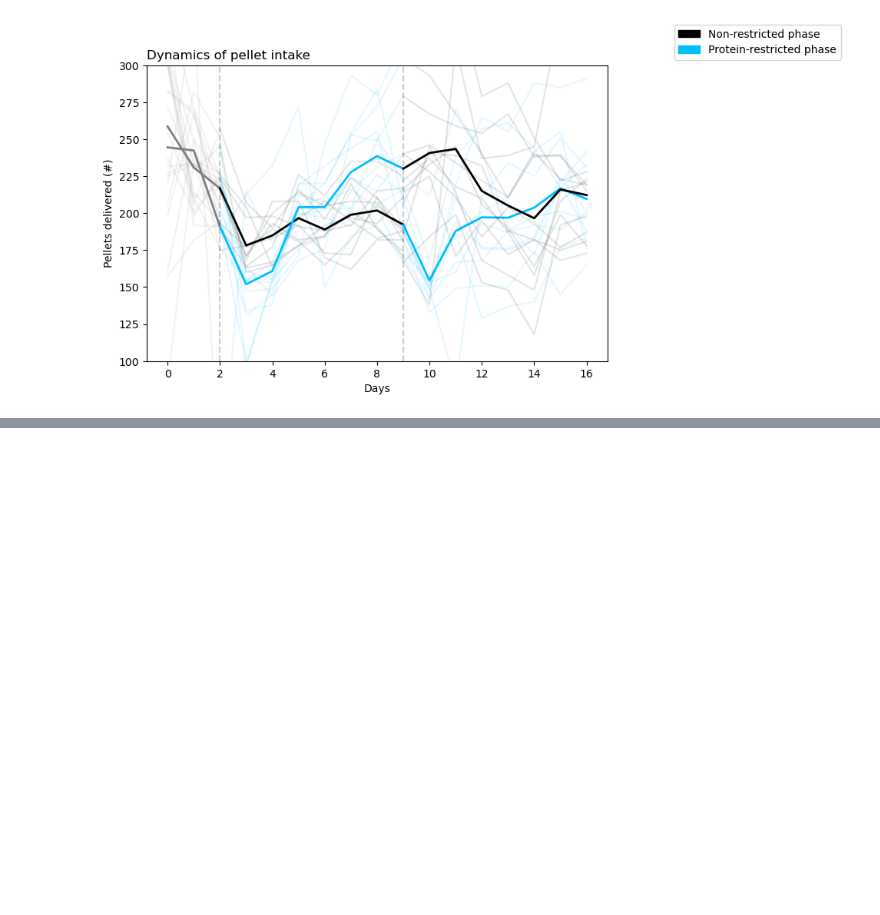
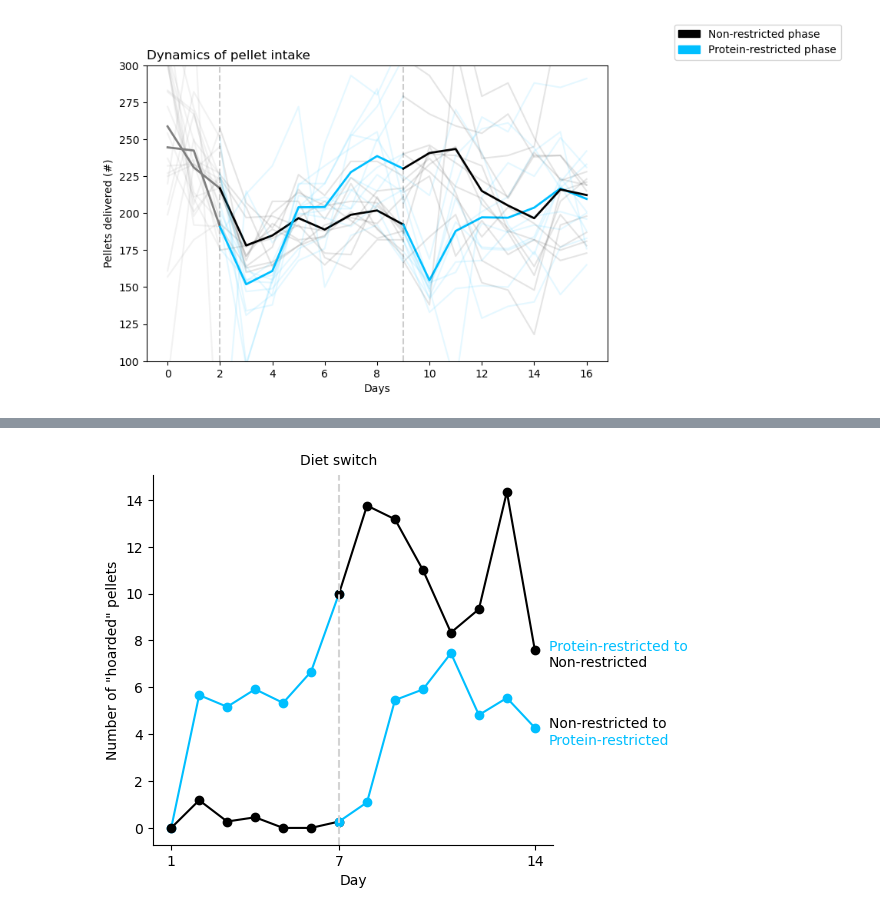
Before and after one commit to Htbibalan/FEDProtein, a Jupyter notebook: notebooks/food_symposium.ipynb, the cells around one changed output, grey strips where cells are left out. Cells and saved outputs as stored; diff of their text form; code cells hidden in the pictures; blank space fills up the shorter version.

```diff
--- a/notebooks/food_symposium.ipynb
+++ b/notebooks/food_symposium.ipynb
@@ -200,0 +328,57 @@ ax.legend(handles=[NR_patch, PR_patch],
+# %%
+HOARDING_METAFILE = "..\\FEDProtein_METAFILE.xls"
+df = pd.read_excel(HOARDING_METAFILE, sheet_name="HOARDING")
+
+def tweak_hoarding(df):
+
+    return (df
+            .drop(columns=["day0", "day1", "day2"])
+            .rename(columns={"mouseid": "mouse"})
+            .assign(
+                    diet=["PRNR"] * 6 + ["NRPR"] * 6 + ["PRNR"] * 6 + ["NRPR"] * 5)
+            .astype({"diet": "category"})
+            .astype({"day{}".format(n): "int8" for n in range(3,17)})
+           )
+
+hoard = tweak_hoarding(df)
+# %%
+hoard_grouped = pd.pivot_table(hoard, index=["mouse", "diet"])
+
+fed_cols = ["black", "deepskyblue"]
+
+PRNR = hoard.groupby(by="diet").mean(numeric_only=True).loc["PRNR"]
+NRPR = hoard.groupby(by="diet").mean(numeric_only=True).loc["NRPR"]
+
+PRNR_sem = hoard.groupby(by="diet").sem(numeric_only=True).loc["PRNR"]
+
+ph1_x = range(0,7)
+ph2_x = range(6,14)
+
+f, ax = plt.subplots(gridspec_kw={"right": 0.75})
+
+ax.plot(ph1_x, PRNR[:7], color=fed_cols[1], marker="o")
+ax.plot(ph2_x, PRNR[6:], color=fed_cols[0], marker="o")
+
+ax.plot(ph1_x, NRPR[:7], color=fed_cols[0], marker="o")
+ax.plot(ph2_x, NRPR[6:], color=fed_cols[1], marker="o")
+
+ax.text(13.5, PRNR[-1], "Protein-restricted to", color=fed_cols[1])
+ax.text(13.5, PRNR[-1]-0.7, "Non-restricted", color=fed_cols[0])
+
+ax.text(13.5, NRPR[-1], "Non-restricted to", color=fed_cols[0])
+ax.text(13.5, NRPR[-1]-0.7, "Protein-restricted", color=fed_cols[1])
+
+ax.set_ylabel('Number of "hoarded" pellets')
+ax.set_xticks([0, 6, 13], labels=["1", "7", "14"])
+ax.set_xlabel("Day")
+
+
+ax.axvline(6, color="lightgrey", linestyle="--")
+ax.text(6, 15.5, "Diet switch", ha="center")
+
+ax.spines["top"].set_visible(False)
+ax.spines["right"].set_visible(False)
+
+#f.savefig(fig_folder + "hoarding.png")
+# %% [output]
+[figure, added]
```
Also changed, not shown: parts of 16 cells of this notebook, 1 other file.
